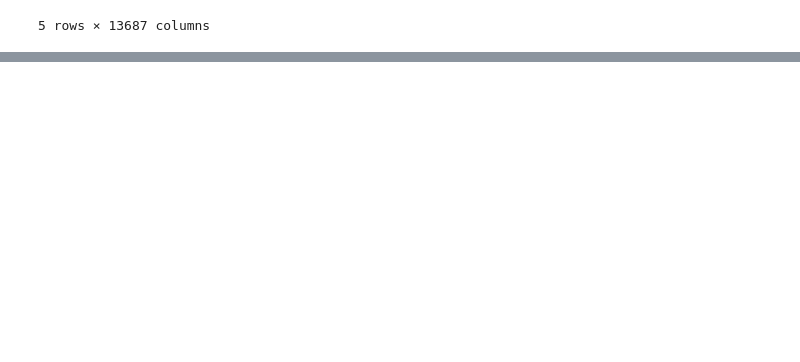
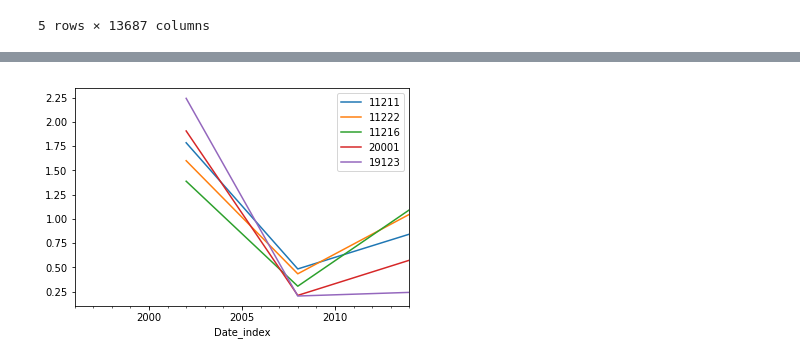
Before and after one commit to AaronWChen/time_series_zillow, a Jupyter notebook: python/zillow_etl.ipynb, the cells around one changed output, grey strips where cells are left out. Cells and saved outputs as stored; diff of their text form; code cells hidden in the pictures; blank space fills up the shorter version.

```diff
--- a/python/zillow_etl.ipynb
+++ b/python/zillow_etl.ipynb
@@ -80,8 +69,0 @@ Shape of data: (23, 14723)
-# %%
-#selecting columns with less than 25 percent missing data
-
-col = []
-
-for colum,nan in sorted(num_nan.items(), key = lambda x:x[1], reverse=True):
-    if nan < 6:
-        col.append(colum)
@@ -129,4 +97,0 @@ for zipcode in cols:
-# %%
-dataframe_list = []
-for col in cols:
-    dataframe_list.append(zillow_regiondf[zillow_regiondf['RegionName']==col])
@@ -163,0 +100,3 @@ chicago_longdf.pct_change().describe
+# %%
+#resampling yearly average data
+zillow_sixyr_avg = zillow_cleandf.resample('6YS').mean()
@@ -163,0 +113,9 @@ chicago_longdf.pct_change().describe
+# %%
+num_nan = {}
+for col in zillow_sixyr_avg:
+    num_nan[col]=zillow_sixyr_avg[col].isnull().sum()
+colums = []
+for colum,num in sorted(num_nan.items(), key = lambda x:x[1], reverse=True):
+    if num < 0.25*len(zillow_sixyr_avg[colum]):
+        colums.append(colum)
+zillow_sixyr_avg[colums].head()
@@ -164,3 +138,7 @@ chicago_longdf.pct_change().describe
+# %%
+return_plotter(zillow_sixyr_avg[colums])
+# %% [output]
+[figure, added]
 # %%
 #price returns for county 'zero'
 price_returns = chicago_zero[['price']].pct_change()
```
Also changed, not shown: parts of 19 cells of this notebook, 1 other file.
